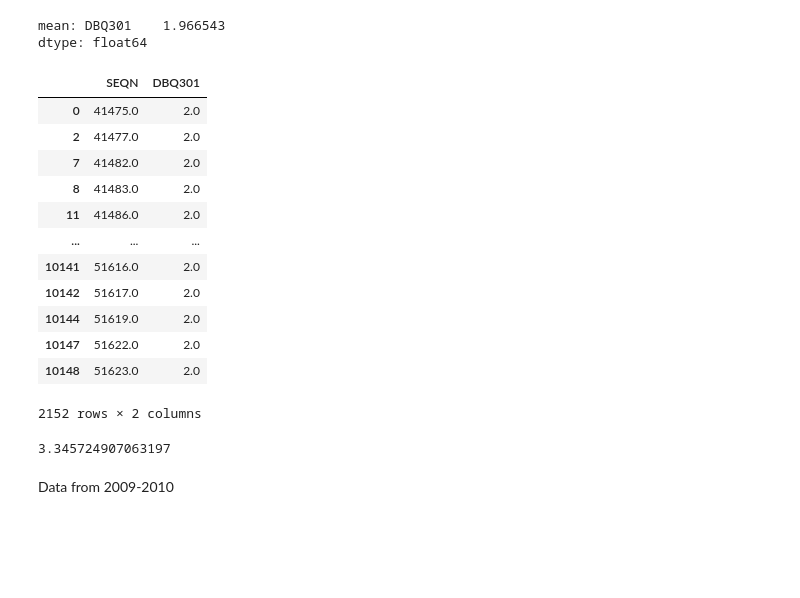
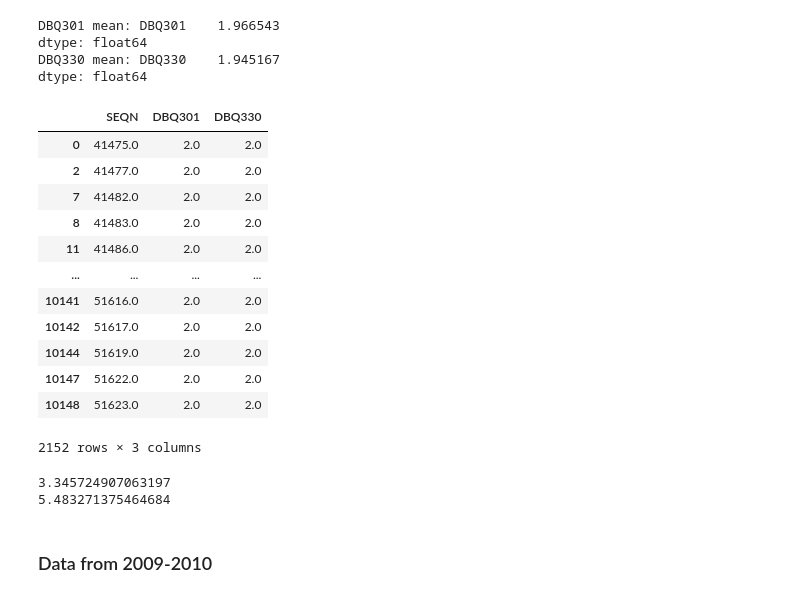
Before and after one commit to rq14000/i320d-sp2025, a Jupyter notebook: final project.ipynb, the cells around one changed output. Saved outputs shown, nothing was run; the diff lists cells and outputs as text; code cells hidden in the pictures; blank space fills up the shorter version.

```diff
--- a/final project.ipynb
+++ b/final project.ipynb
@@ -72,33 +102,44 @@ Data from 2007-2008
 # %%
+# read in xpt file
 df2008_raw = pd.read_sas('DBQ_E.xpt')
-df2008 = df2008_raw[['SEQN', 'DBQ301']]
-df2008_clean = df2008[df2008['DBQ301'] <= 2]
+# select relevant columns and clean
+df2008 = df2008_raw[['SEQN', 'DBQ301', 'DBQ330']]
+df2008_clean = df2008[(df2008['DBQ301'] <= 2) & (df2008['DBQ330'] <= 2)]
 df2008_final = df2008_clean.dropna()
-print(f"mean: {df2008_final[['DBQ301']].mean()}")
+# print means
+print(f"DBQ301 mean: {df2008_final[['DBQ301']].mean()}")
+print(f"DBQ330 mean: {df2008_final[['DBQ330']].mean()}")
 df2008_final
 # %% [output]
-mean: DBQ301    1.966543
+DBQ301 mean: DBQ301    1.966543
 dtype: float64
+DBQ330 mean: DBQ330    1.945167
+dtype: float64
-|  | SEQN | DBQ301 |
-| 0 | 41475.0 | 2.0 |
-| 2 | 41477.0 | 2.0 |
-| 7 | 41482.0 | 2.0 |
-| 8 | 41483.0 | 2.0 |
-| 11 | 41486.0 | 2.0 |
-| ... | ... | ... |
-| 10141 | 51616.0 | 2.0 |
-| 10142 | 51617.0 | 2.0 |
-| 10144 | 51619.0 | 2.0 |
-| 10147 | 51622.0 | 2.0 |
-| 10148 | 51623.0 | 2.0 |
+|  | SEQN | DBQ301 | DBQ330 |
+| 0 | 41475.0 | 2.0 | 2.0 |
+| 2 | 41477.0 | 2.0 | 2.0 |
+| 7 | 41482.0 | 2.0 | 2.0 |
+| 8 | 41483.0 | 2.0 | 2.0 |
+| 11 | 41486.0 | 2.0 | 2.0 |
+| ... | ... | ... | ... |
+| 10141 | 51616.0 | 2.0 | 2.0 |
+| 10142 | 51617.0 | 2.0 | 2.0 |
+| 10144 | 51619.0 | 2.0 | 2.0 |
+| 10147 | 51622.0 | 2.0 | 2.0 |
+| 10148 | 51623.0 | 2.0 | 2.0 |
-2152 rows × 2 columns
+2152 rows × 3 columns
 # %%
+# find response percentage
 count_yes_2008 = len(df2008_final[df2008_final['DBQ301'] == 1])
 count_no_2008 = len(df2008_final[df2008_final['DBQ301'] == 2])
 percentage_of_yes_2008 = 100*count_yes_2008/(count_yes_2008 + count_no_2008)
+DBQ330_percentage_of_yes_2008 = 100*(len(df2008_final[df2008_final['DBQ330'] == 1]))/((len(df2008_final[df2008_final['DBQ330'] == 1])) +
+                                                                                      (len(df2008_final[df2008_final['DBQ330'] == 2])))
 print(percentage_of_yes_2008)
+print(DBQ330_percentage_of_yes_2008)
 # %% [output]
 3.345724907063197
+5.483271375464684
 # %% [markdown]
-Data from 2009-2010
+### Data from 2009-2010
 # %%
```
Also changed, not shown: parts of 31 cells of this notebook.
